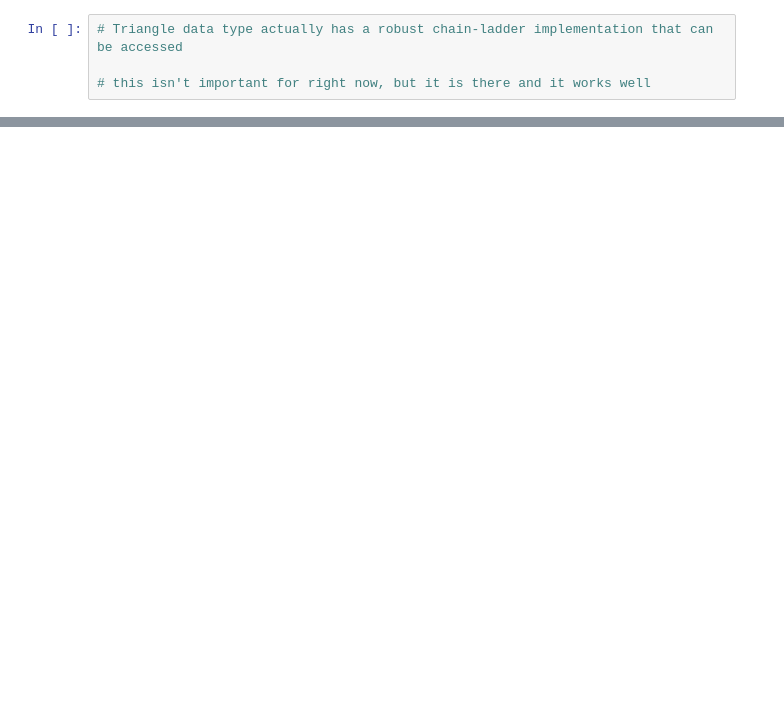
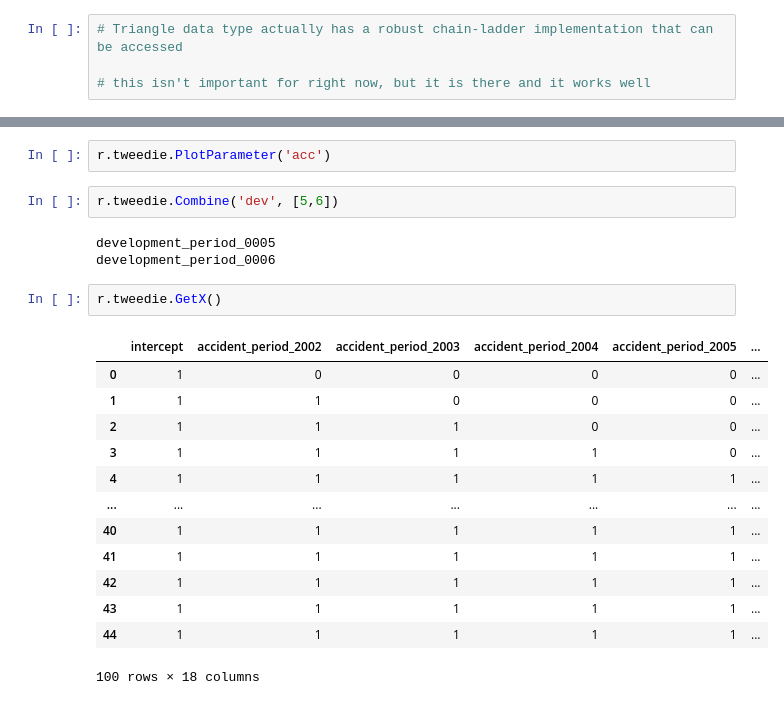
Before and after one commit to rocky-reserving/rocky, a Jupyter notebook: rocky-app/ROCKY Demo.ipynb, the cells around one changed output, grey strips where cells are left out. Saved outputs shown, nothing was run; the diff lists cells and outputs as text; blank space fills up the shorter version.

```diff
--- a/rocky-app/ROCKY Demo.ipynb
+++ b/rocky-app/ROCKY Demo.ipynb
@@ -238,0 +210,23 @@ r.paid_loss.tri
+# %%
+r.tweedie.PlotParameter('acc')
+# %%
+r.tweedie.Combine('dev', [5,6])
+# %% [output]
+development_period_0005
+development_period_0006
+# %%
+r.tweedie.GetX()
+# %% [output]
+|  | intercept | accident_period_2002 | accident_period_2003 | accident_period_2004 | accident_period_2005 | ... |
+| 0 | 1 | 0 | 0 | 0 | 0 | ... |
+| 1 | 1 | 1 | 0 | 0 | 0 | ... |
+| 2 | 1 | 1 | 1 | 0 | 0 | ... |
+| 3 | 1 | 1 | 1 | 1 | 0 | ... |
+| 4 | 1 | 1 | 1 | 1 | 1 | ... |
+| ... | ... | ... | ... | ... | ... | ... |
+| 40 | 1 | 1 | 1 | 1 | 1 | ... |
+| 41 | 1 | 1 | 1 | 1 | 1 | ... |
+| 42 | 1 | 1 | 1 | 1 | 1 | ... |
+| 43 | 1 | 1 | 1 | 1 | 1 | ... |
+| 44 | 1 | 1 | 1 | 1 | 1 | ... |
+100 rows × 18 columns
```
Also changed, not shown: parts of 37 cells of this notebook, 13 other files.
